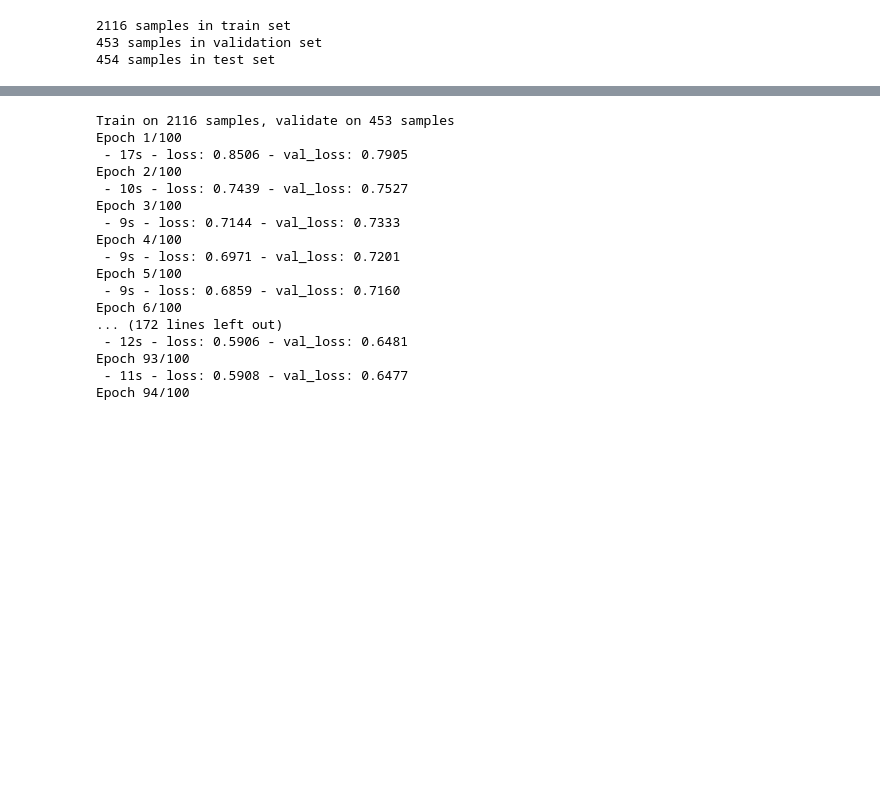
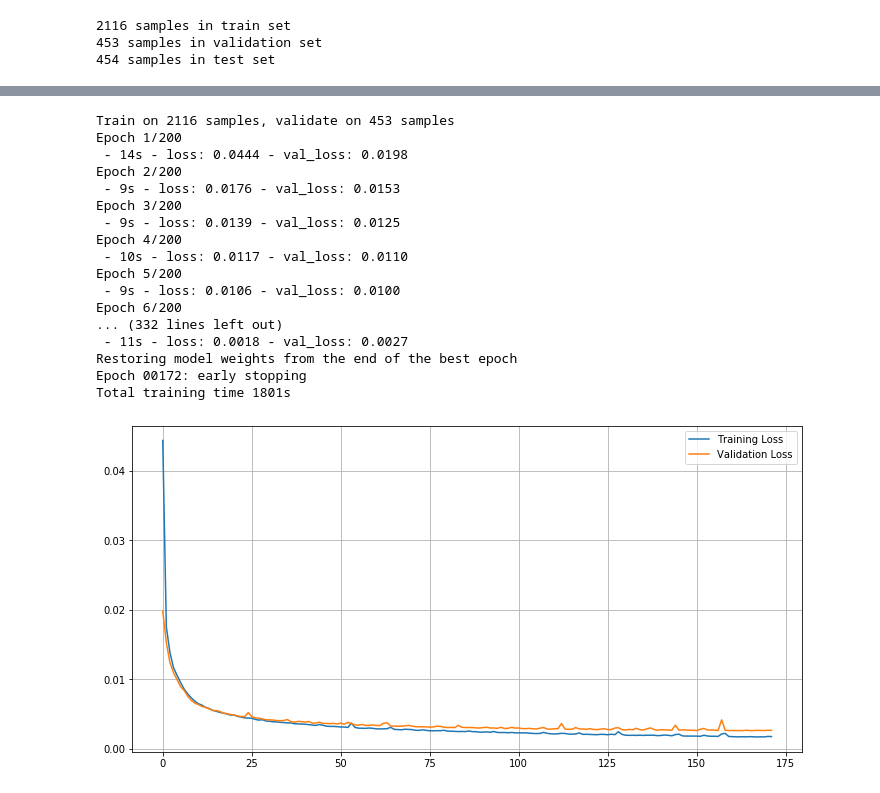
Before and after one commit to deboeser/FeatureReduction, a Jupyter notebook: Feature Reduction Comparison.ipynb, the cells around one changed output, grey strips where cells are left out. Cells and saved outputs as stored; diff of their text form; code cells hidden in the pictures; blank space fills up the shorter version.

```diff
--- a/Feature Reduction Comparison.ipynb
+++ b/Feature Reduction Comparison.ipynb
@@ -413,37 +446,2 @@ Trainable params: 899,536
 Non-trainable params: 0
 _________________________________________________________________
-# %%
-model = Sequential()
-
-kernel = (2,2)
-stride = (1,1)
-pool = (2,2)
-padding = "same"
-border = "same"
-
-# Decoder Architecture
-model.add(InputLayer(input_shape=(h2, w2, 1)))
-model.add(Conv2D(filters=32, kernel_size=kernel, strides=stride, padding=padding, activation='relu'))
-model.add(MaxPooling2D(pool_size=pool, border_mode=border))
-model.add(Conv2D(filters=64, kernel_size=kernel, strides=stride, padding=padding, activation='relu'))
-model.add(MaxPooling2D(pool_size=pool, border_mode=border))
-model.add(Conv2D(filters=128, kernel_size=kernel, strides=stride, padding=padding, activation='relu'))
-model.add(MaxPooling2D(pool_size=(2,3), border_mode=border))
-model.add(Flatten())
-
-# Compressed layer
-model.add(Dense(383, activation='relu')) # Using the same feature number as PCA with 99% var retention
-
-# Encoder Architecture
-model.add(Dense(2304, activation='relu'))
-model.add(Reshape(target_shape=(6, 3, 128)))
-model.add(UpSampling2D(size=(2,3)))
-model.add(Conv2DTranspose(filters=64, kernel_size=kernel, strides=stride, padding="same", activation='relu'))
-model.add(UpSampling2D(size=(2,2)))
-model.add(Conv2DTranspose(filters=32, kernel_size=kernel, strides=stride, padding="same", activation='relu'))
-model.add(UpSampling2D(size=(2,2)))
-model.add(Conv2DTranspose(filters=1, kernel_size=kernel, strides=stride, padding="same", activation='relu'))
-
-# Compiling the model
-model.compile(loss = 'mse', optimizer=adam(lr=0.0001))
-model.summary()
@@ -471,35 +451,37 @@ ecp = EarlyStopping(monitor='val_loss', mode='min', verbose=1, patience=10, rest
 
 start = time()
 
-history = model.fit(X_stand_train_2D, X_stand_train_2D,
-                    epochs=100, batch_size=32,
+history_CNN = model.fit(X_stand_train_2D, X_stand_train_2D,
+                    epochs=200, batch_size=32,
                     verbose=2, validation_data=(X_stand_val_2D, X_stand_val_2D),
                     callbacks=[mcp, ecp])
 
 print("Total training time {:.0f}s".format(time() - start))
 # %% [output]
 Train on 2116 samples, validate on 453 samples
-Epoch 1/100
- - 17s - loss: 0.8506 - val_loss: 0.7905
-Epoch 2/100
- - 10s - loss: 0.7439 - val_loss: 0.7527
-Epoch 3/100
- - 9s - loss: 0.7144 - val_loss: 0.7333
-Epoch 4/100
- - 9s - loss: 0.6971 - val_loss: 0.7201
-Epoch 5/100
- - 9s - loss: 0.6859 - val_loss: 0.7160
-Epoch 6/100
-... (172 lines left out)
- - 12s - loss: 0.5906 - val_loss: 0.6481
-Epoch 93/100
- - 11s - loss: 0.5908 - val_loss: 0.6477
-Epoch 94/100
+Epoch 1/200
+ - 14s - loss: 0.0444 - val_loss: 0.0198
+Epoch 2/200
+ - 9s - loss: 0.0176 - val_loss: 0.0153
+Epoch 3/200
+ - 9s - loss: 0.0139 - val_loss: 0.0125
+Epoch 4/200
+ - 10s - loss: 0.0117 - val_loss: 0.0110
+Epoch 5/200
+ - 9s - loss: 0.0106 - val_loss: 0.0100
+Epoch 6/200
+... (332 lines left out)
+ - 11s - loss: 0.0018 - val_loss: 0.0027
+Restoring model weights from the end of the best epoch
+Epoch 00172: early stopping
+Total training time 1801s
 # %%
 plt.figure(figsize=(12,6))
-plt.plot(history.epoch, history.history["loss"], label="Training Loss")
-plt.plot(history.epoch, history.history["val_loss"], label="Validation Loss")
+plt.plot(history_CNN.epoch, history_CNN.history["loss"], label="Training Loss")
+plt.plot(history_CNN.epoch, history_CNN.history["val_loss"], label="Validation Loss")
 plt.legend()
 plt.grid()
 plt.show()
+# %% [output]
+[figure, added]
 # %%
```
Also changed, not shown: parts of 24 cells of this notebook.
